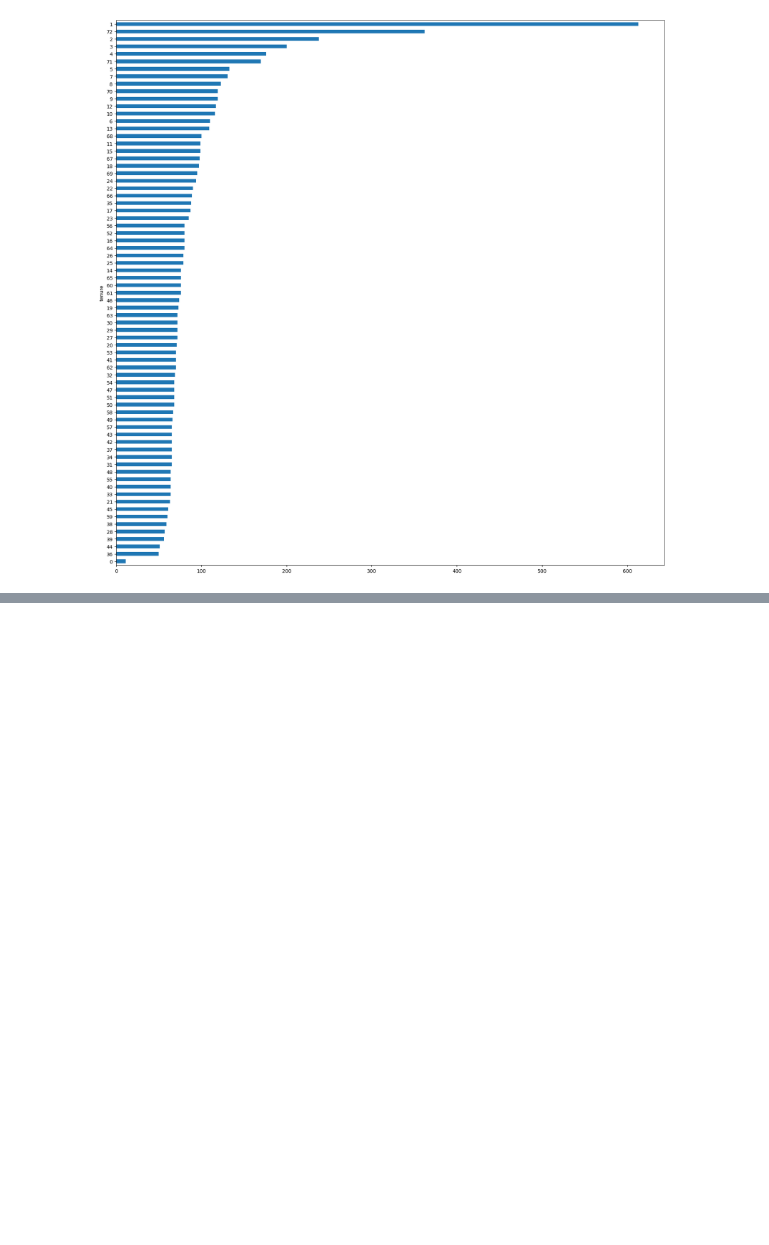
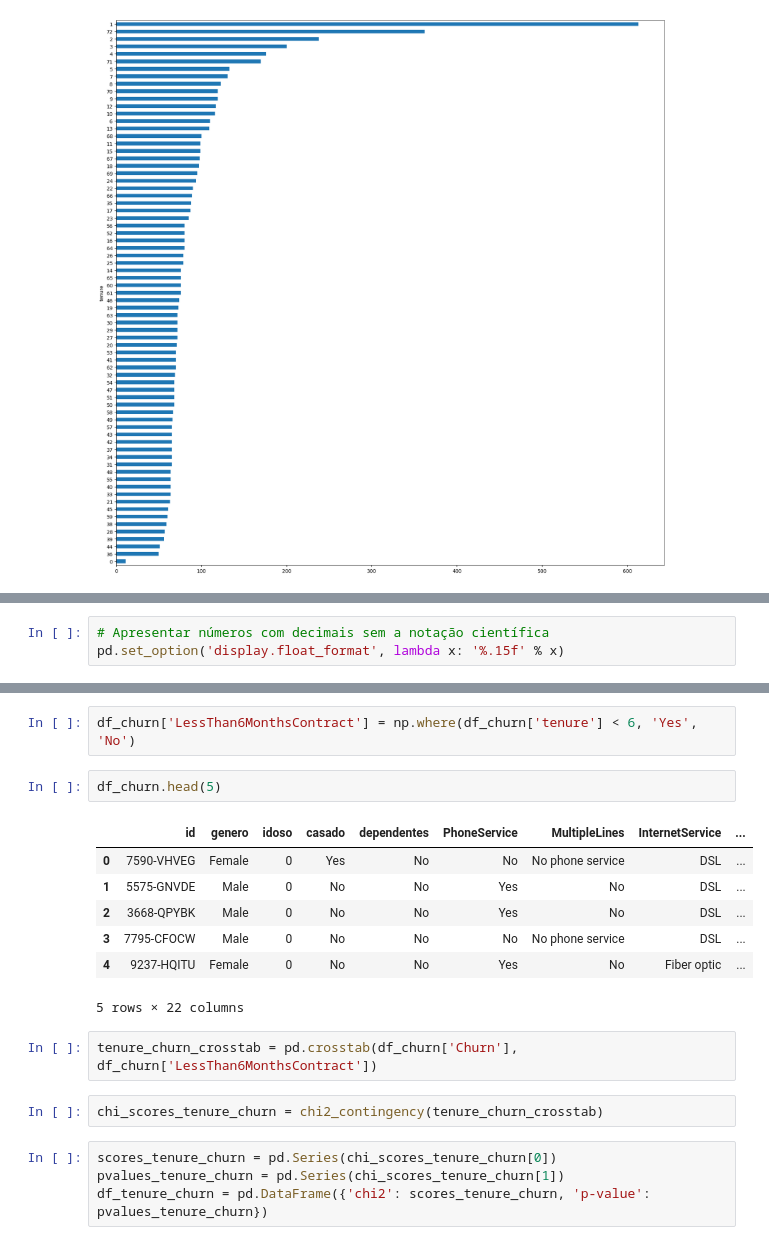
Before and after one commit to ivandersr/eda-churn, a Jupyter notebook: eda_churn.ipynb, the cells around one changed output, grey strips where cells are left out. Cells and saved outputs as stored; diff of their text form; blank space fills up the shorter version.

```diff
--- a/eda_churn.ipynb
+++ b/eda_churn.ipynb
@@ -278,0 +722,3 @@ df_churn.groupby('tenure')['tenure'].count().sort_values().plot.barh(figsize=(20
+# %%
+# Apresentar números com decimais sem a notação científica
+pd.set_option('display.float_format', lambda x: '%.15f' % x)
@@ -278,0 +740,20 @@ df_churn.groupby('tenure')['tenure'].count().sort_values().plot.barh(figsize=(20
+# %%
+df_churn['LessThan6MonthsContract'] = np.where(df_churn['tenure'] < 6, 'Yes', 'No')
+# %%
+df_churn.head(5)
+# %% [output]
+|  | id | genero | idoso | casado | dependentes | PhoneService | MultipleLines | InternetService | ... |
+| 0 | 7590-VHVEG | Female | 0 | Yes | No | No | No phone service | DSL | ... |
+| 1 | 5575-GNVDE | Male | 0 | No | No | Yes | No | DSL | ... |
+| 2 | 3668-QPYBK | Male | 0 | No | No | Yes | No | DSL | ... |
+| 3 | 7795-CFOCW | Male | 0 | No | No | No | No phone service | DSL | ... |
+| 4 | 9237-HQITU | Female | 0 | No | No | Yes | No | Fiber optic | ... |
+5 rows × 22 columns
+# %%
+tenure_churn_crosstab = pd.crosstab(df_churn['Churn'], df_churn['LessThan6MonthsContract'])
+# %%
+chi_scores_tenure_churn = chi2_contingency(tenure_churn_crosstab)
+# %%
+scores_tenure_churn = pd.Series(chi_scores_tenure_churn[0])
+pvalues_tenure_churn = pd.Series(chi_scores_tenure_churn[1])
+df_tenure_churn = pd.DataFrame({'chi2': scores_tenure_churn, 'p-value': pvalues_tenure_churn})
```
Also changed, not shown: parts of 58 cells of this notebook.
